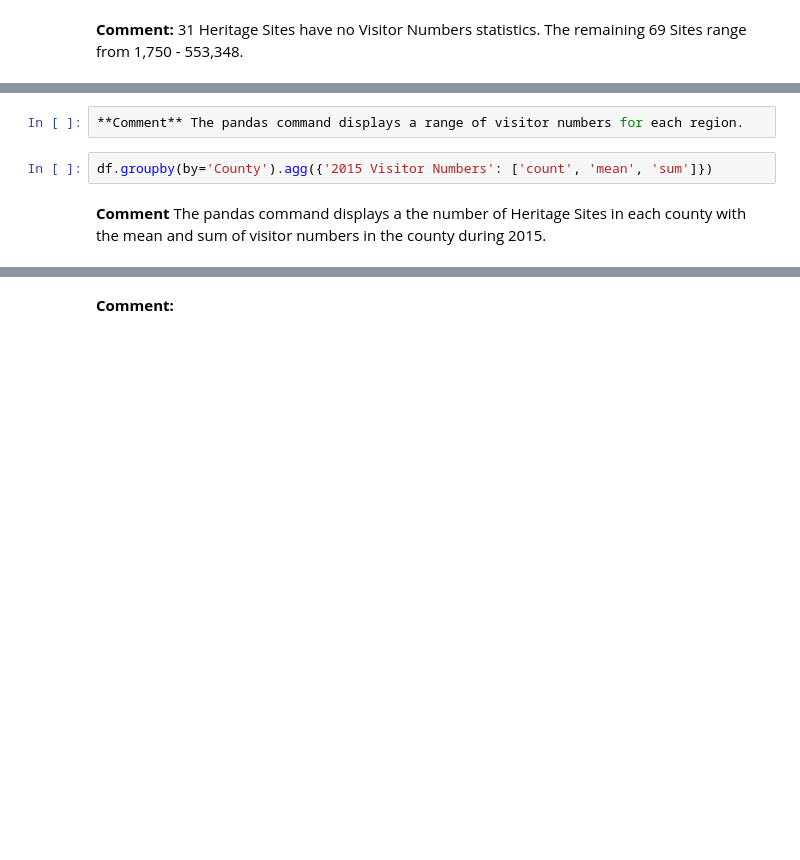
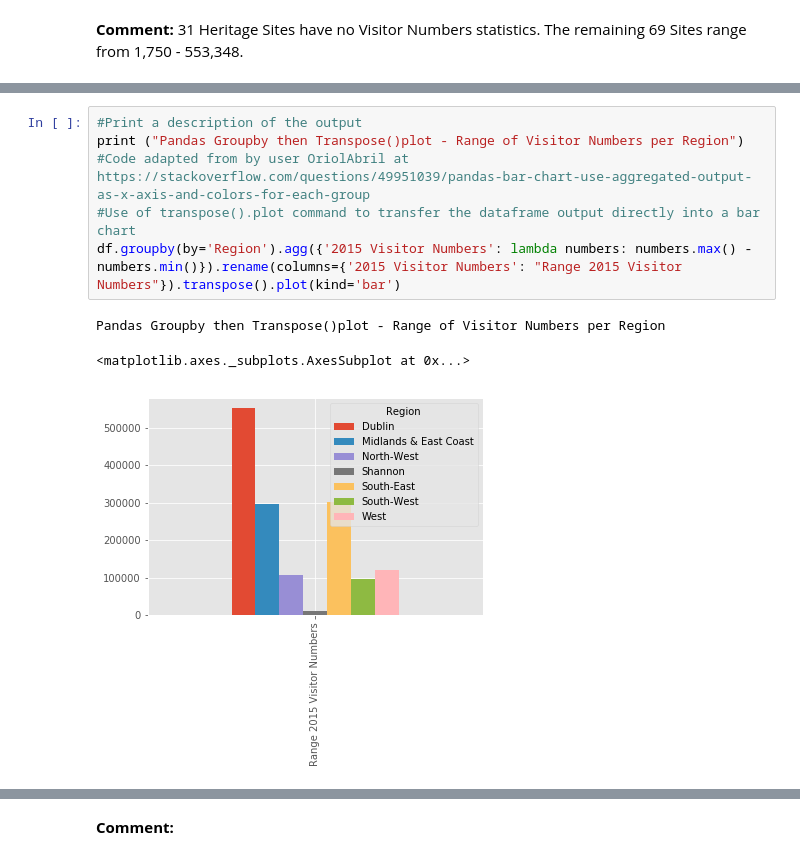
Before and after one commit to ClodaghMurphy/ProgDA_ProjectDec2019, a Jupyter notebook: ProgDA_ProjectDec2019.ipynb, the cells around one changed output, grey strips where cells are left out. Drawn from its saved outputs; the diff is of its cells as text; blank space fills up the shorter version.

```diff
--- a/ProgDA_ProjectDec2019.ipynb
+++ b/ProgDA_ProjectDec2019.ipynb
@@ -423,6 +422,10 @@ df.groupby(by='Region').agg({'2015 Visitor Numbers': lambda numbers: numbers.max
-# %%
-**Comment** The pandas command displays a range of visitor numbers for each region.
-# %%
-df.groupby(by='County').agg({'2015 Visitor Numbers': ['count', 'mean', 'sum']})
-# %% [markdown]
-**Comment** The pandas command displays a the number of Heritage Sites in each county with the mean and sum of visitor numbers in the county during 2015.
+# %%
+#Print a description of the output
+print ("Pandas Groupby then Transpose()plot - Range of Visitor Numbers per Region")
+#Code adapted from by user OriolAbril at https://stackoverflow.com/questions/49951039/pandas-bar-chart-use-aggregated-output-as-x-axis-and-colors-for-each-group
+#Use of transpose().plot command to transfer the dataframe output directly into a bar chart
+df.groupby(by='Region').agg({'2015 Visitor Numbers': lambda numbers: numbers.max() - numbers.min()}).rename(columns={'2015 Visitor Numbers': "Range 2015 Visitor Numbers"}).transpose().plot(kind='bar')
+# %% [output]
+Pandas Groupby then Transpose()plot - Range of Visitor Numbers per Region
+<matplotlib.axes._subplots.AxesSubplot at 0x...>
+[figure, added]
```
Also changed, not shown: parts of 46 cells of this notebook, 1 other file.
